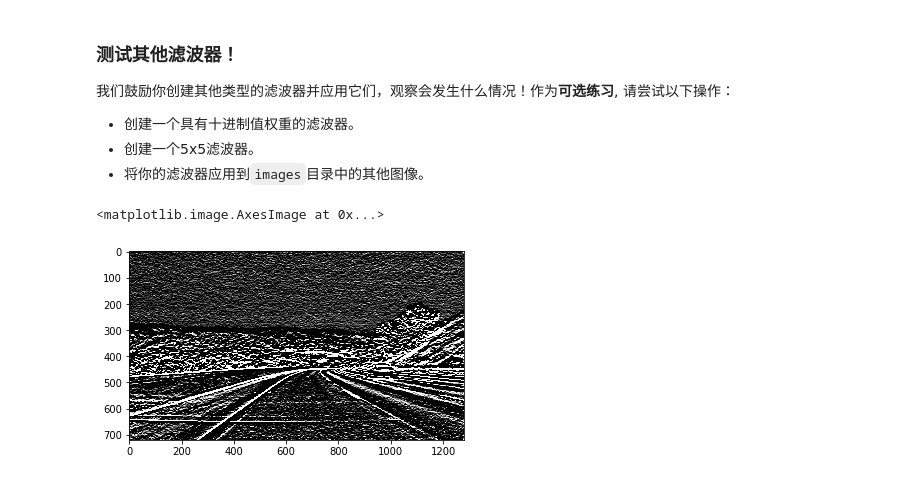
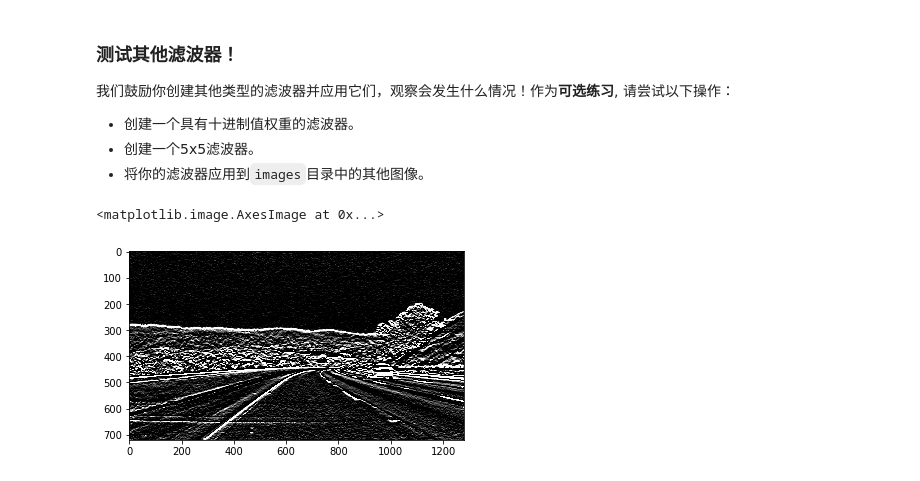
Before and after one commit to bunuli12138/uda_DL, a Jupyter notebook: course_3_CNNs/custome_filter/Finding Edges and Custom Kernels-zh.ipynb, the cells around one changed output. Saved outputs shown, nothing was run; the diff lists cells and outputs as text; code cells hidden in the pictures.

```diff
--- a/course_3_CNNs/custome_filter/Finding Edges and Custom Kernels-zh.ipynb
+++ b/course_3_CNNs/custome_filter/Finding Edges and Custom Kernels-zh.ipynb
@@ -67,16 +67,16 @@ plt.imshow(filtered_image, cmap='gray')
 * 将你的滤波器应用到`images`目录中的其他图像。
 # %%
 # 5x5 array for edge detection
-sobel_custom = np.array([[ -11, -12, -13, -12, -11],
-                         [ -1, -2, -3, -2, -1],
-                         [ 0, 0, 0, 0, 0],
-                         [ 1, 2, 3, 2, 1],
-                         [ 11, 12, 13, 12, 11]])
+sobel_custom = np.array([[2,4,6,4,2],
+                         [1,2,3,2,1],
+                         [0,0,0,0,0],
+                         [-1,-2,-3,-2,-1],
+                         [-2,-4,-6,-4,-2]])
 
 # Filter the image using filter2D, which has inputs: (grayscale image, bit-depth, kernel)
 filtered_image_custom = cv2.filter2D(gray, -1, sobel_custom)
 
 plt.imshow(filtered_image_custom, cmap='gray')
 # %% [output]
 <matplotlib.image.AxesImage at 0x...>
-[figure, old version]
+[figure, new version]
```
Also changed, not shown: parts of 1 cell of this notebook, 6 other files.
